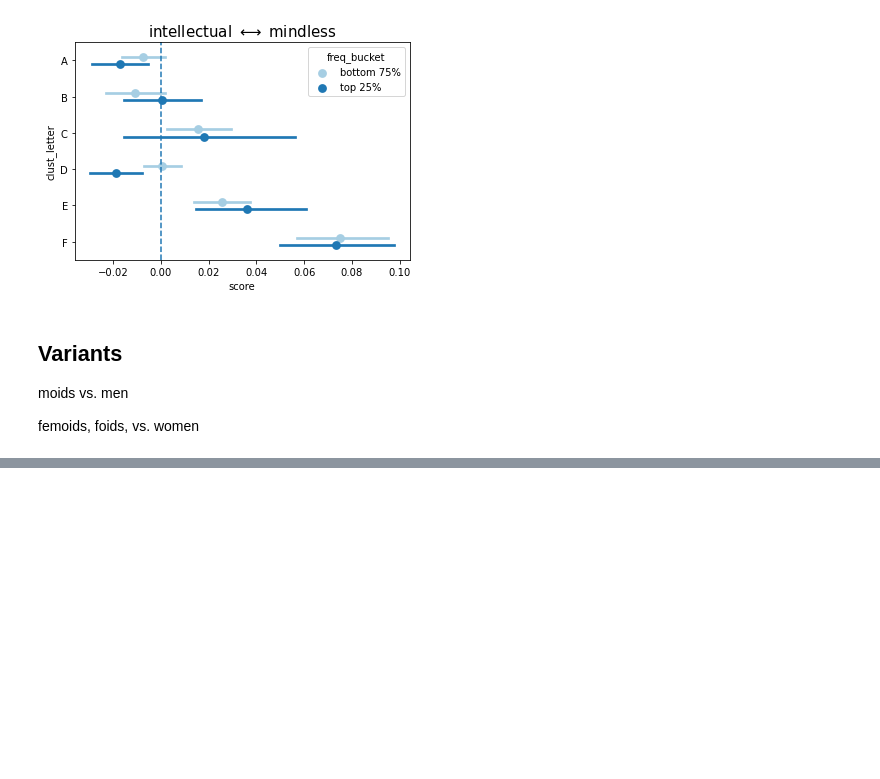
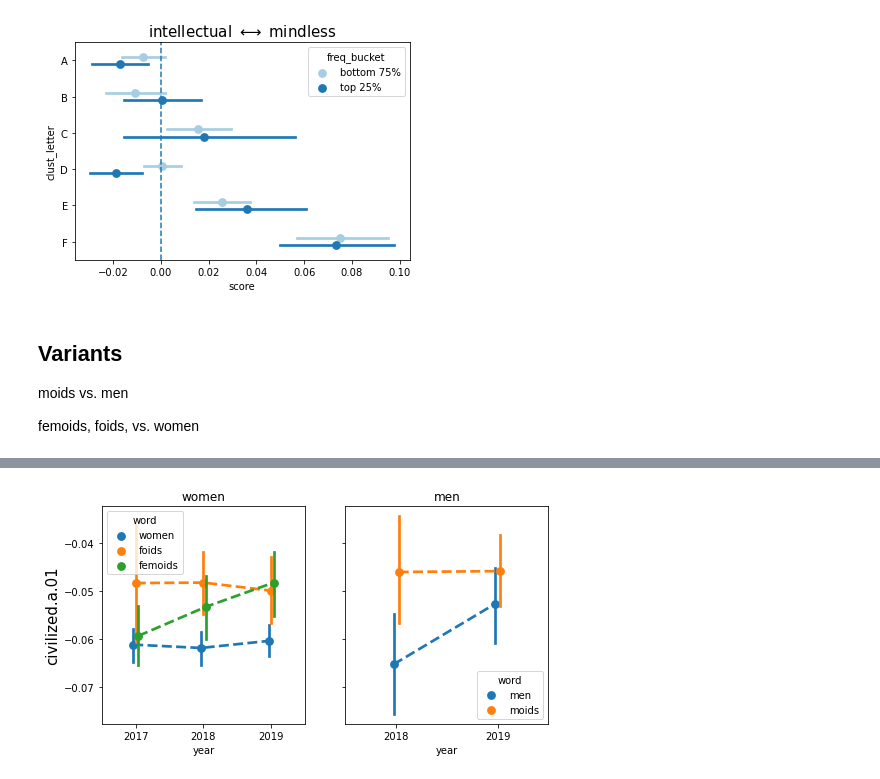
Before and after one commit to lucy3/context_semantic_axes, a Jupyter notebook: code/semantics_viz.ipynb, the cells around one changed output, grey strips where cells are left out. Saved outputs shown, nothing was run; the diff lists cells and outputs as text; code cells hidden in the pictures; blank space fills up the shorter version.

```diff
--- a/code/semantics_viz.ipynb
+++ b/code/semantics_viz.ipynb
@@ -478,18 +483,26 @@ d = {
     'word': [], # hue
     'score': [], # y axis
 }
-poles_of_interest = ['civilized.a.01', 'dignified.a.01', 'lovable.a.01']
+poles_of_interest = ['civilized.a.01', 'lovable.a.01', 'dignified.a.01']
 for key in variant_scores:
     contents = key.split('_')
     for pole in poles_of_interest:
         idx = pole_order.index(pole)
         for score_list in variant_scores[key]:
+            if int(contents[-1]) not in [2017, 2018, 2019]: continue
+            community = '_'.join(contents[1:len(contents)-1])
+            if contents[0] in ['moids', 'men']:
+                gender = 'm'
+            elif contents[0] in ['femoids', 'foids', 'women']:
+                gender = 'f'
+            # women talking about men or men talking about women
+            if (community.startswith('Femcels') or community.startswith('FDS')) and gender == 'f': continue
+            if gender == 'm' and not (community.startswith('Femcels') or community.startswith('FDS')): continue
+            d['community'].append(community)
             score = score_list[idx]
+            d['pole'].append(pole)
             d['word'].append(contents[0])
-            if contents[0] in ['moids', 'men']:
-                d['gender'].append('m')
-            if contents[0] in ['femoids', 'foids,', 'women']:
-                d['gender'].append('f')
-            d['community'].append('_'.join(contents[1:len(contents)-1]))
+            d['gender'].append(gender)
             d['year'].append(int(contents[-1]))
             d['score'].append(score)
+variant_df = pd.DataFrame.from_dict(d)
@@ -495,0 +564,18 @@ for key in variant_scores:
+# %%
+women_variant_df = variant_df[variant_df['gender'] == 'f']
+men_variant_df = variant_df[variant_df['gender'] == 'm']
+# %%
+gender_tups = [(women_variant_df, 'women', ['women', 'foids', 'femoids']),
+               (men_variant_df, 'men', ['men', 'moids'])]
+fig, axs = plt.subplots(nrows=1, ncols=len(gender_dfs), figsize=(4*len(gender_dfs), 4), sharey=True)
+for ax, tup in zip(axs, gender_tups):
+    g_df, title, hue_order = tup
+    this_df = g_df[g_df['pole'] == poles_of_interest[0]]
+    sns.pointplot(data=this_df, x='year', y='score', hue='word', hue_order=hue_order,
+                  ax=ax, dodge=True, linestyles='--')
+    ax.set_title(title)
+    ax.set_ylabel('')
+axs[0].set_ylabel(poles_of_interest[0], fontsize=15)
+plt.show()
+# %% [output]
+[figure, added]
```
Also changed, not shown: parts of 8 cells of this notebook, 2 other files.
